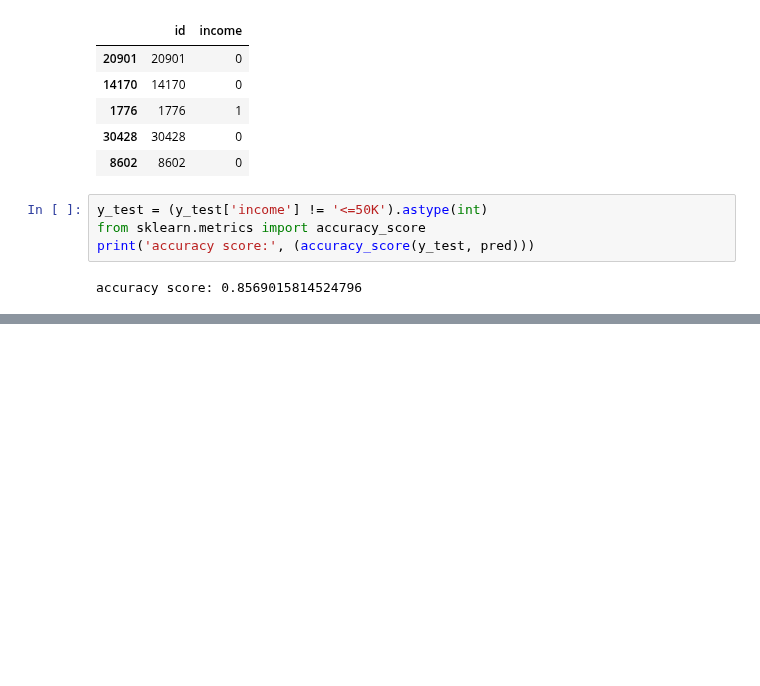
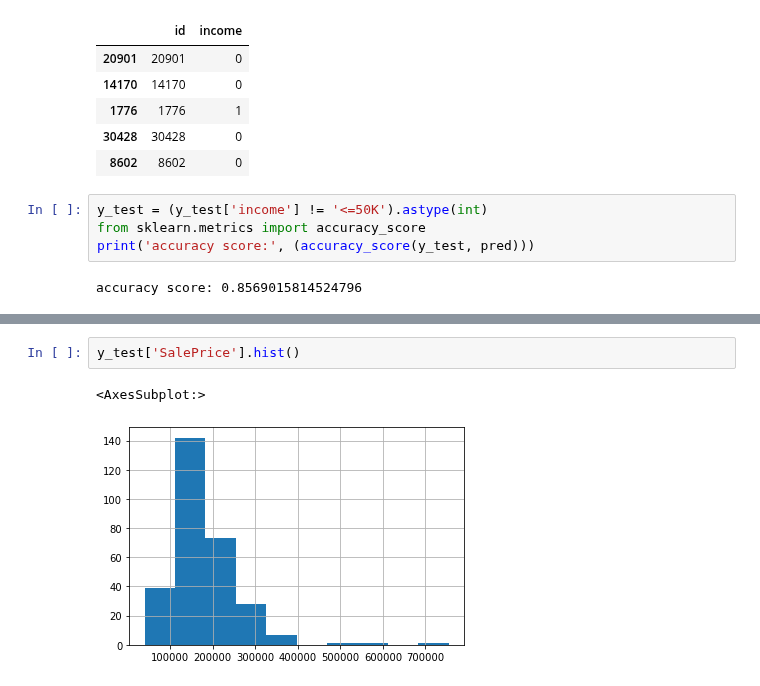
Before and after one commit to zudata/BEAKJOON, a Jupyter notebook: study/Big Data Certification study.ipynb, the cells around one changed output, grey strips where cells are left out. Cells and saved outputs as stored; diff of their text form; blank space fills up the shorter version.

```diff
--- a/study/Big Data Certification study.ipynb
+++ b/study/Big Data Certification study.ipynb
@@ -2535,0 +2598,5 @@ accuracy score: 0.8569015814524796
+# %%
+y_test['SalePrice'].hist()
+# %% [output]
+<AxesSubplot:>
+[figure, added]
```
Also changed, not shown: parts of 25 cells of this notebook.
